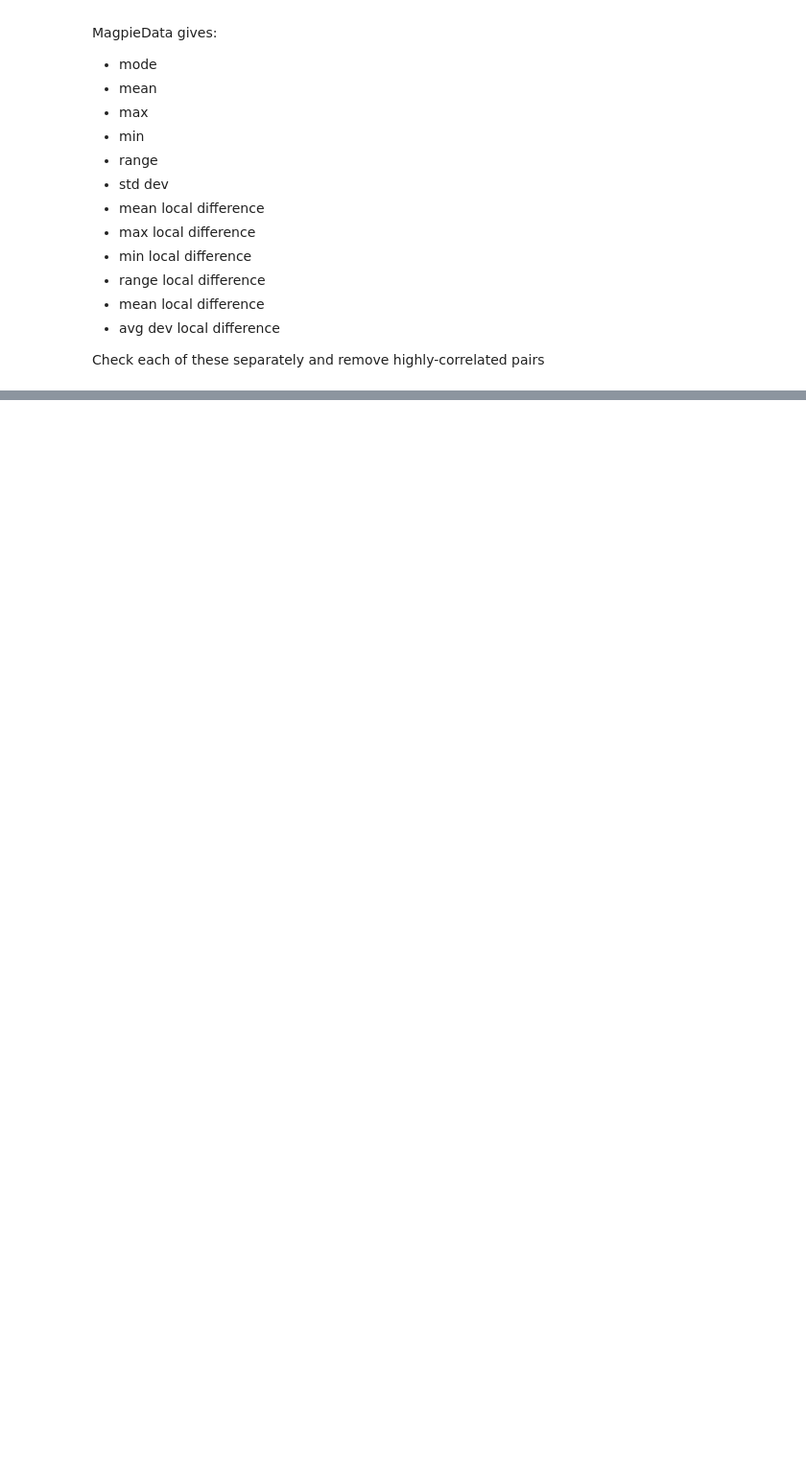
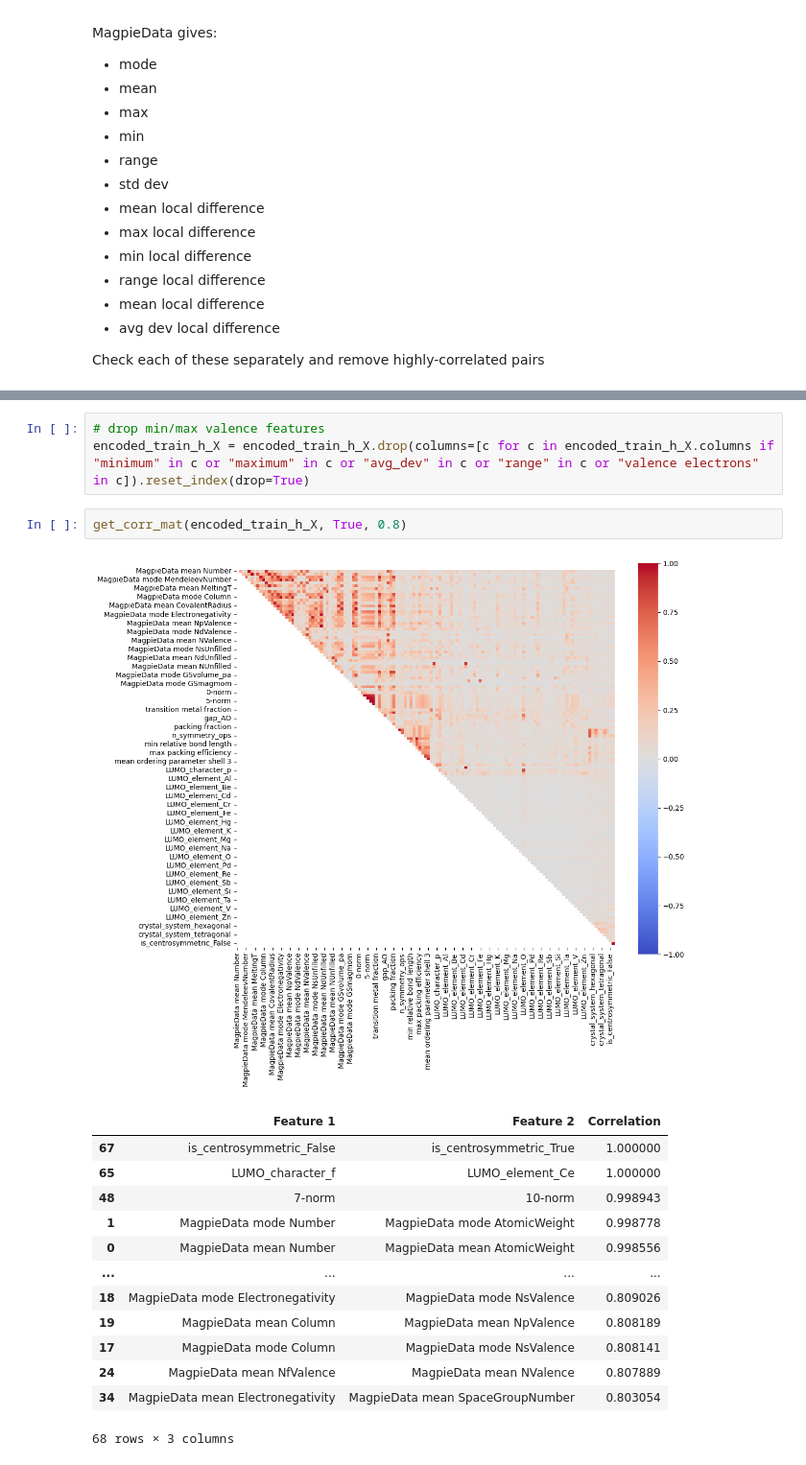
Before and after one commit to hlzh00/MSE1065-OCP-Project, a Jupyter notebook: 2_clean_data.ipynb, the cells around one changed output, grey strips where cells are left out. Shown at 96% size. Drawn from its saved outputs; the diff is of its cells as text; blank space fills up the shorter version.

```diff
--- a/2_clean_data.ipynb
+++ b/2_clean_data.ipynb
@@ -175,0 +197,20 @@ get_corr_mat(encoded_train_h_X[[c for c in encoded_train_h_X.columns if "mean lo
+# %%
+# drop min/max valence features
+encoded_train_h_X = encoded_train_h_X.drop(columns=[c for c in encoded_train_h_X.columns if "minimum" in c or "maximum" in c or "avg_dev" in c or "range" in c or "valence electrons" in c]).reset_index(drop=True)
+# %%
+get_corr_mat(encoded_train_h_X, True, 0.8)
+# %% [output]
+[figure, added]
+|  | Feature 1 | Feature 2 | Correlation |
+| 67 | is_centrosymmetric_False | is_centrosymmetric_True | 1.000000 |
+| 65 | LUMO_character_f | LUMO_element_Ce | 1.000000 |
+| 48 | 7-norm | 10-norm | 0.998943 |
+| 1 | MagpieData mode Number | MagpieData mode AtomicWeight | 0.998778 |
+| 0 | MagpieData mean Number | MagpieData mean AtomicWeight | 0.998556 |
+| ... | ... | ... | ... |
+| 18 | MagpieData mode Electronegativity | MagpieData mode NsValence | 0.809026 |
+| 19 | MagpieData mean Column | MagpieData mean NpValence | 0.808189 |
+| 17 | MagpieData mode Column | MagpieData mode NsValence | 0.808141 |
+| 24 | MagpieData mean NfValence | MagpieData mean NValence | 0.807889 |
+| 34 | MagpieData mean Electronegativity | MagpieData mean SpaceGroupNumber | 0.803054 |
+68 rows × 3 columns
```
Also changed, not shown: parts of 13 cells of this notebook, 3 other files.
